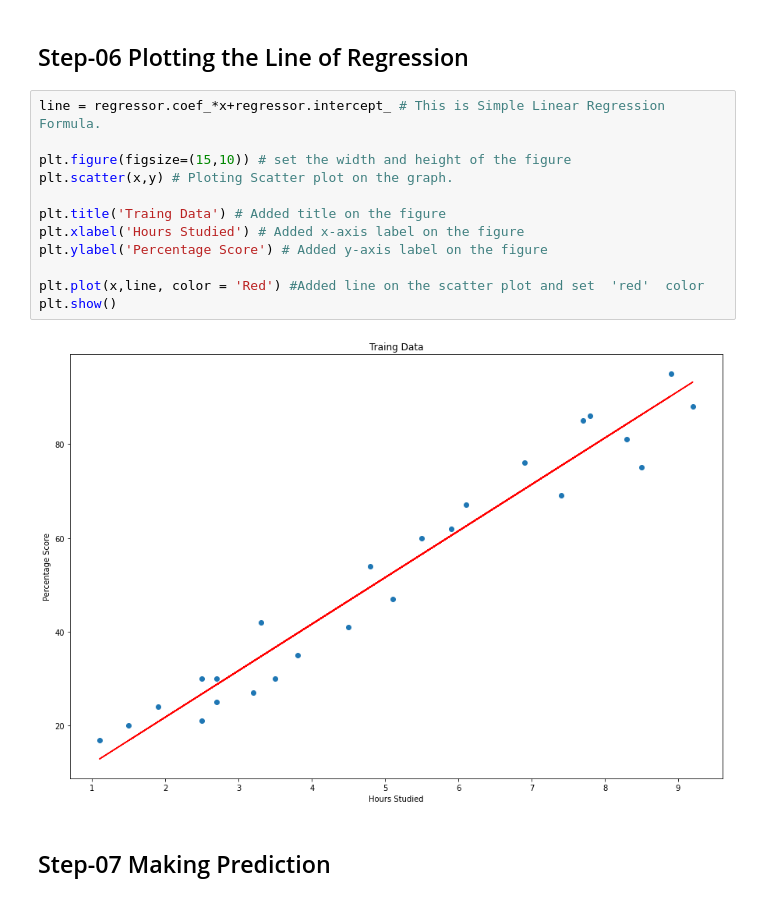
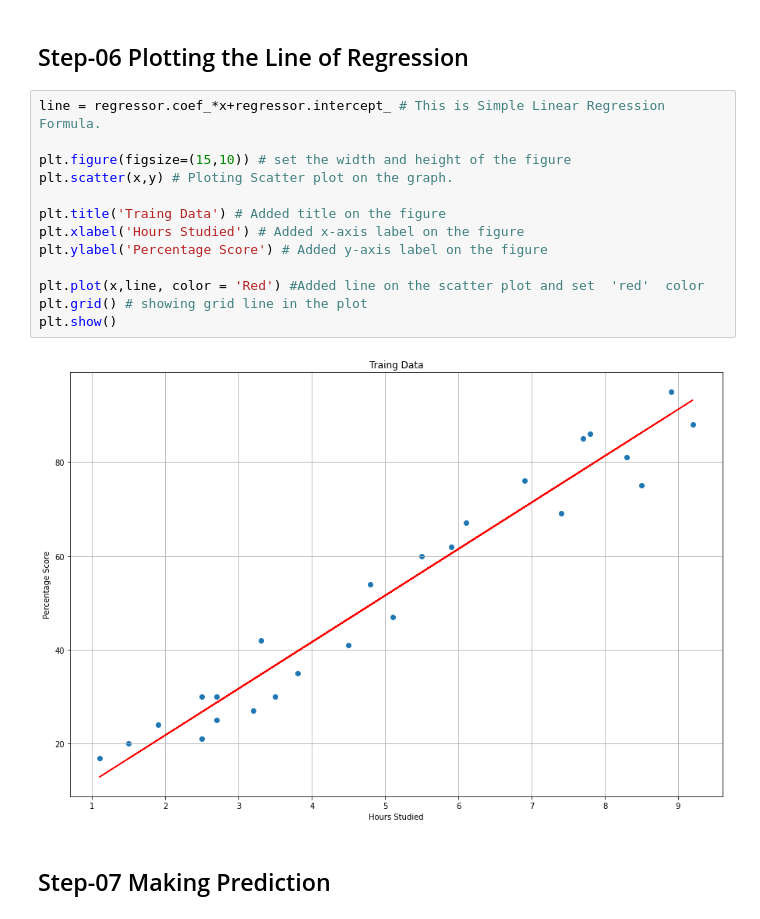
Before and after one commit to SRS014/Machine-Learning-Projects, a Jupyter notebook: GRIP INTERNSHIP/Prediction Using Supervised ML (Task-01).ipynb, the cells around one changed output. Drawn from its saved outputs; the diff is of its cells as text.

```diff
--- a/GRIP INTERNSHIP/Prediction Using Supervised ML (Task-01).ipynb
+++ b/GRIP INTERNSHIP/Prediction Using Supervised ML (Task-01).ipynb
@@ -121,17 +121,18 @@ Traning Complete
 # %%
 line = regressor.coef_*x+regressor.intercept_ # This is Simple Linear Regression Formula.
 
 plt.figure(figsize=(15,10)) # set the width and height of the figure
 plt.scatter(x,y) # Ploting Scatter plot on the graph.
 
 plt.title('Traing Data') # Added title on the figure
 plt.xlabel('Hours Studied') # Added x-axis label on the figure
 plt.ylabel('Percentage Score') # Added y-axis label on the figure
 
 plt.plot(x,line, color = 'Red') #Added line on the scatter plot and set  'red'  color
+plt.grid() # showing grid line in the plot
 plt.show()
 # %% [output]
-[figure, old version]
+[figure, new version]
 # %% [markdown]
 ## Step-07 Making Prediction
 # %%
```
